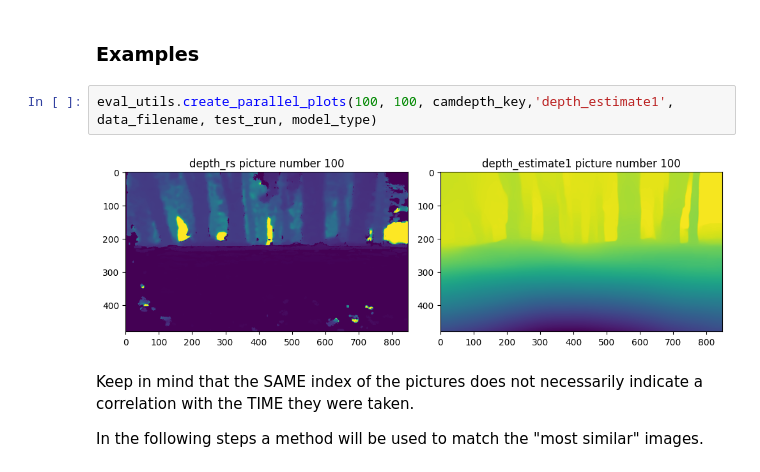
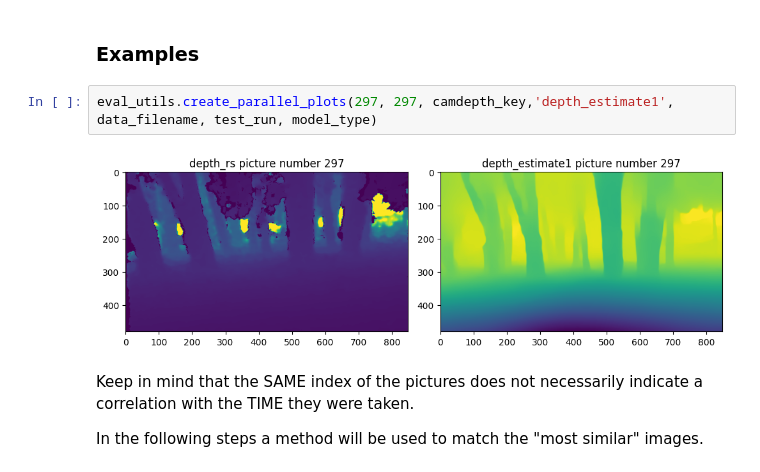
Before and after one commit to rwittmuess/Monocular_Depth_Estimation_Performance, a Jupyter notebook: eval_performance.ipynb, the cells around one changed output. Cells and saved outputs as stored; diff of their text form.

```diff
--- a/eval_performance.ipynb
+++ b/eval_performance.ipynb
@@ -135,9 +130,9 @@ Added 'depth_rs' to 'midas_v21_small_256' in 'test3'.
 # %% [markdown]
 ### Examples
 # %%
-eval_utils.create_parallel_plots(100, 100, camdepth_key,'depth_estimate1', data_filename, test_run, model_type)
+eval_utils.create_parallel_plots(297, 297, camdepth_key,'depth_estimate1', data_filename, test_run, model_type)
 # %% [output]
-[figure, old version]
+[figure, new version]
 # %% [markdown]
 Keep in mind that the SAME index of the pictures does not necessarily indicate a correlation with the TIME they were taken.
 
```
Also changed, not shown: parts of 40 cells of this notebook.
